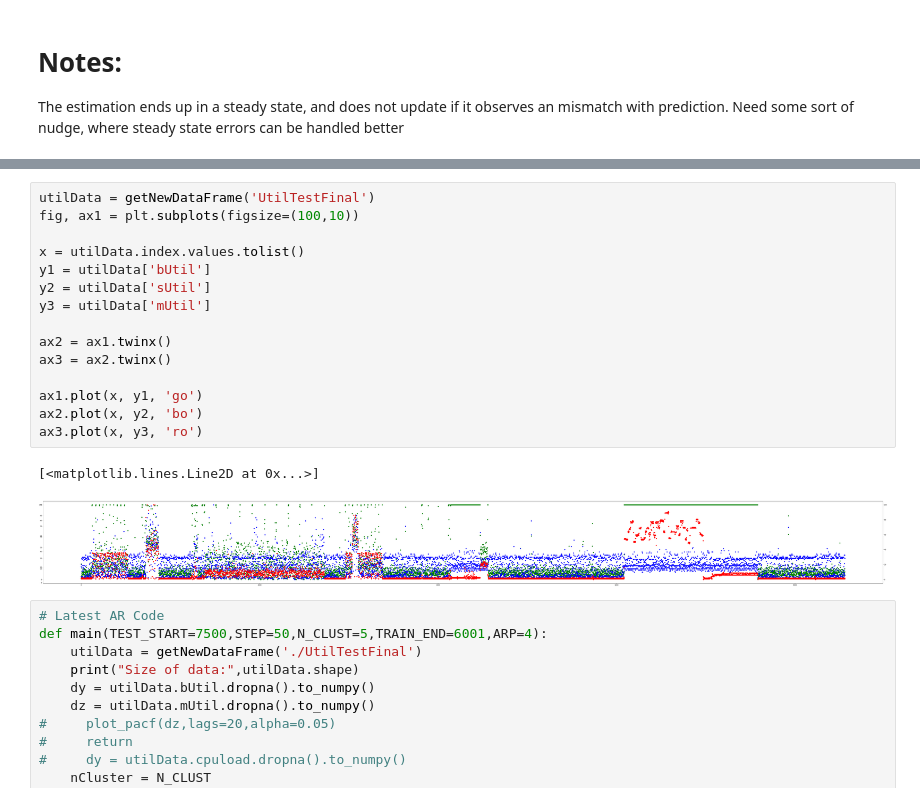
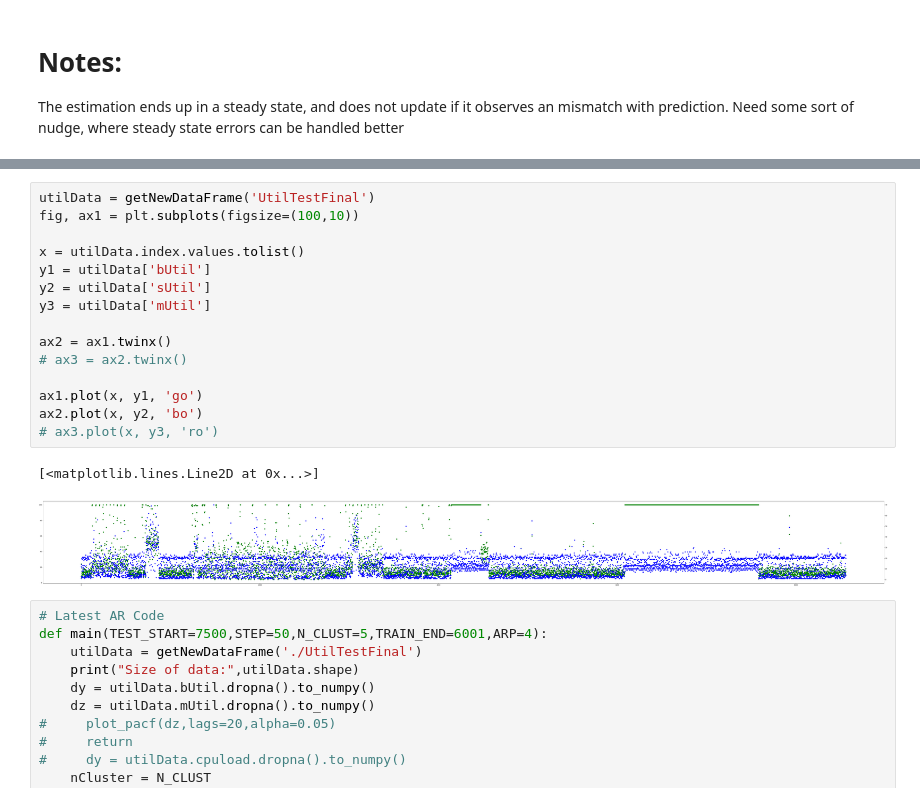
Before and after one commit to dipayan2/ARMAModel, a Jupyter notebook: ModularCode.ipynb, the cells around one changed output, grey strips where cells are left out. Drawn from its saved outputs; the diff is of its cells as text.

```diff
--- a/ModularCode.ipynb
+++ b/ModularCode.ipynb
@@ -396,21 +414,21 @@ Size of data: (8560, 10)
 # %%
 utilData = getNewDataFrame('UtilTestFinal')
 fig, ax1 = plt.subplots(figsize=(100,10))
 
 x = utilData.index.values.tolist()
 y1 = utilData['bUtil']
 y2 = utilData['sUtil']
 y3 = utilData['mUtil']
 
 ax2 = ax1.twinx()
-ax3 = ax2.twinx()
+# ax3 = ax2.twinx()
 
 ax1.plot(x, y1, 'go')
 ax2.plot(x, y2, 'bo')
-ax3.plot(x, y3, 'ro')
+# ax3.plot(x, y3, 'ro')
 # %% [output]
 [<matplotlib.lines.Line2D at 0x...>]
-[figure, old version]
+[figure, new version]
 # %%
 # Latest AR Code
 def main(TEST_START=7500,STEP=50,N_CLUST=5,TRAIN_END=6001,ARP=4):
```
Also changed, not shown: parts of 4 cells of this notebook.
